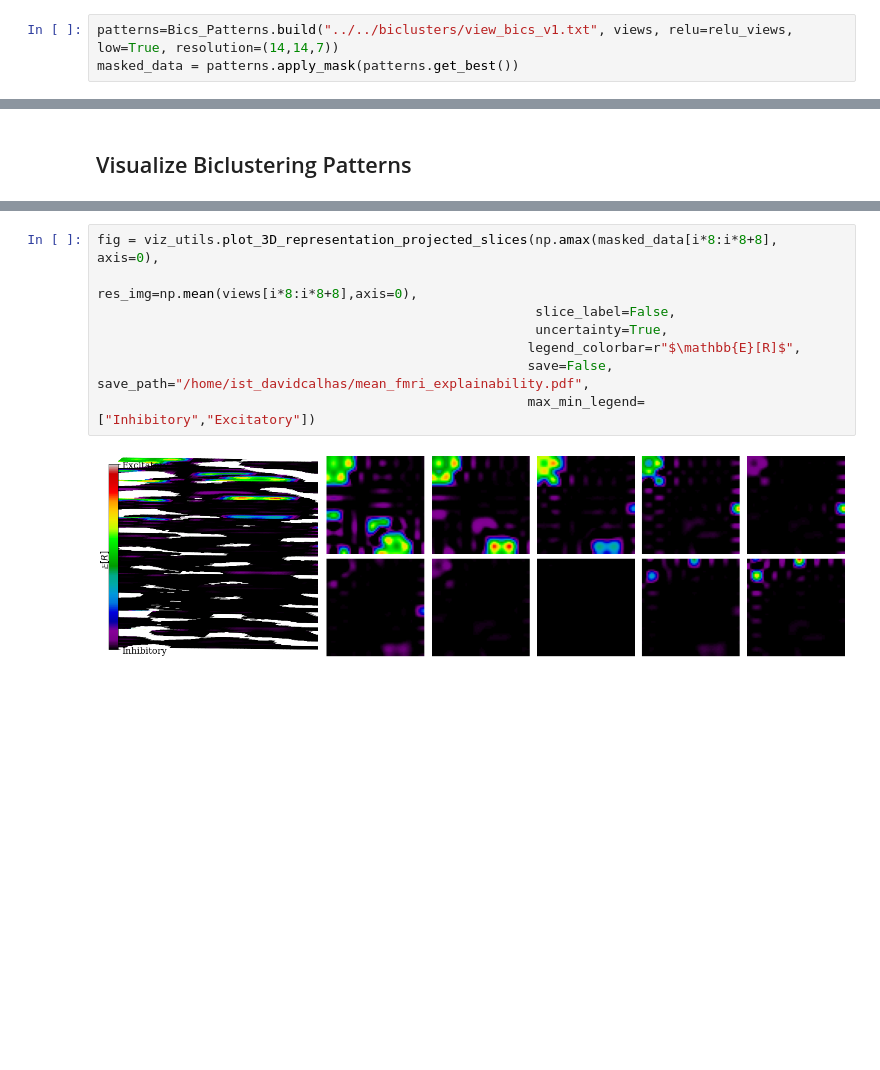
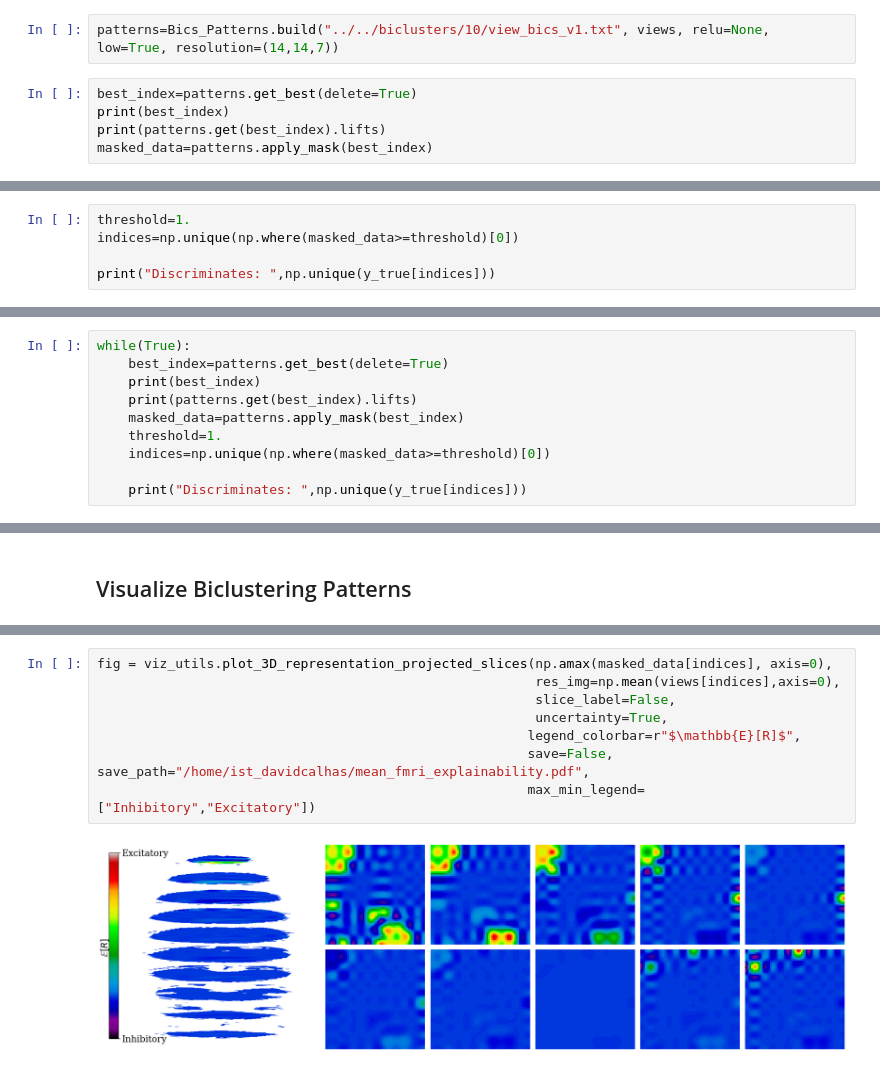
Before and after one commit to DCalhas/eeg_to_fmri, a Jupyter notebook: src/notebooks/bicluster_viz.ipynb, the cells around one changed output, grey strips where cells are left out. Drawn from its saved outputs; the diff is of its cells as text; blank space fills up the shorter version.

Commit message:
visualization of clusters

```diff
--- a/src/notebooks/bicluster_viz.ipynb
+++ b/src/notebooks/bicluster_viz.ipynb
@@ -144,5 +153,9 @@ class Bics_Patterns:
 
         return patterns
 # %%
-patterns=Bics_Patterns.build("../../biclusters/view_bics_v1.txt", views, relu=relu_views, low=True, resolution=(14,14,7))
-masked_data = patterns.apply_mask(patterns.get_best())
+patterns=Bics_Patterns.build("../../biclusters/10/view_bics_v1.txt", views, relu=None, low=True, resolution=(14,14,7))
+# %%
+best_index=patterns.get_best(delete=True)
+print(best_index)
+print(patterns.get(best_index).lifts)
+masked_data=patterns.apply_mask(best_index)
@@ -148,0 +165,5 @@ masked_data = patterns.apply_mask(patterns.get_best())
+# %%
+threshold=1.
+indices=np.unique(np.where(masked_data>=threshold)[0])
+
+print("Discriminates: ",np.unique(y_true[indices]))
@@ -148,0 +172,10 @@ masked_data = patterns.apply_mask(patterns.get_best())
+# %%
+while(True):
+    best_index=patterns.get_best(delete=True)
+    print(best_index)
+    print(patterns.get(best_index).lifts)
+    masked_data=patterns.apply_mask(best_index)
+    threshold=1.
+    indices=np.unique(np.where(masked_data>=threshold)[0])
+
+    print("Discriminates: ",np.unique(y_true[indices]))
@@ -163,11 +218,11 @@ fig = viz_utils.plot_3D_representation_projected_slices(np.mean(views[i*8:i*8+8]
 # %%
-fig = viz_utils.plot_3D_representation_projected_slices(np.amax(masked_data[i*8:i*8+8], axis=0),
-                                                        res_img=np.mean(views[i*8:i*8+8],axis=0),
+fig = viz_utils.plot_3D_representation_projected_slices(np.amax(masked_data[indices], axis=0),
+                                                        res_img=np.mean(views[indices],axis=0),
                                                         slice_label=False,
                                                         uncertainty=True,
                                                        legend_colorbar=r"$\mathbb{E}[R]$",
                                                        save=False, save_path="/home/ist_davidcalhas/mean_fmri_explainability.pdf",
                                                        max_min_legend=["Inhibitory","Excitatory"])
 # %% [output]
-[figure, old version]
+[figure, new version]
 # %%
```
Also changed, not shown: parts of 7 cells of this notebook.
